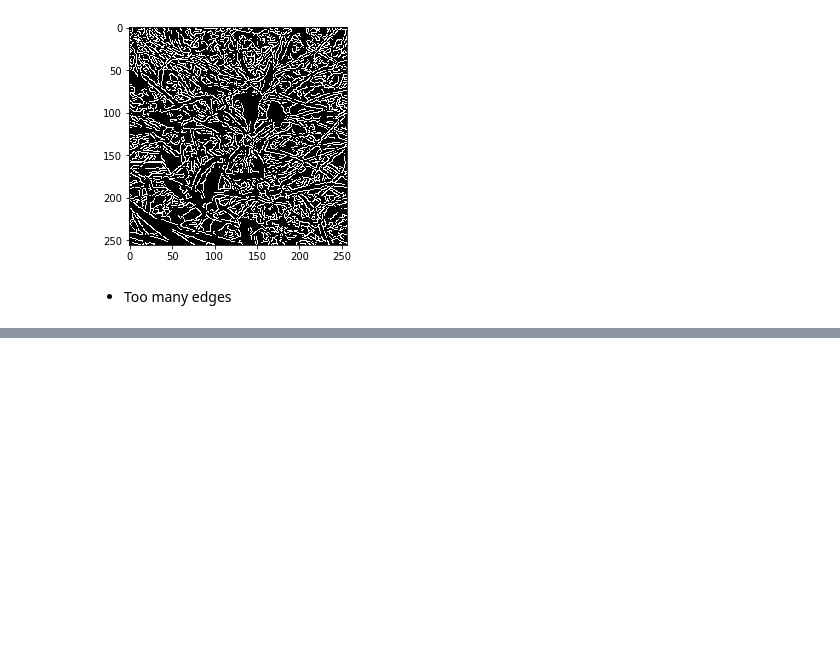
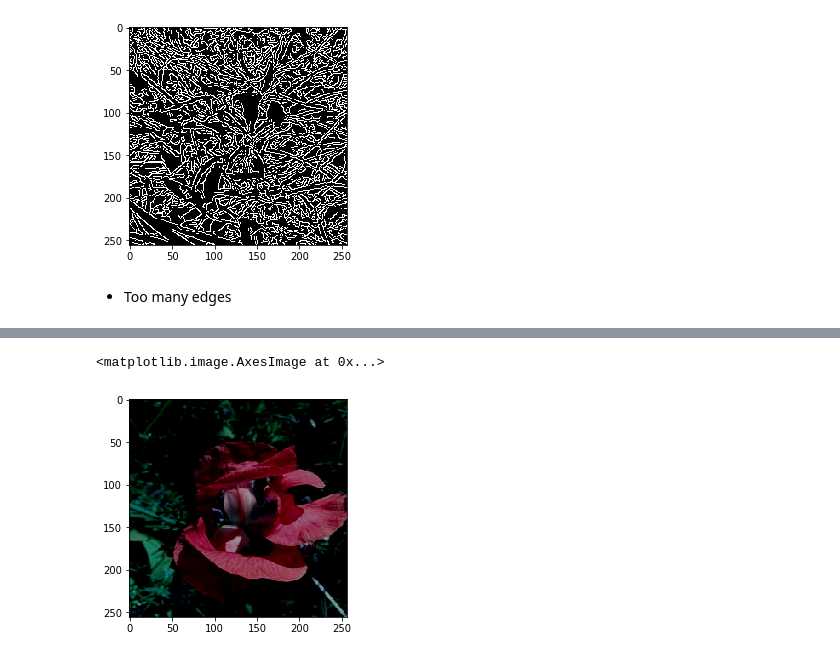
Before and after one commit to ItamarRocha/Machine-Learning-and-Data-Analysis, a Jupyter notebook: computer vision/OpenCV intro.ipynb, the cells around one changed output, grey strips where cells are left out. Drawn from its saved outputs; the diff is of its cells as text; code cells hidden in the pictures; blank space fills up the shorter version.

```diff
--- a/computer vision/OpenCV intro.ipynb
+++ b/computer vision/OpenCV intro.ipynb
@@ -59,0 +78,7 @@ plt.show()
+# %%
+subtr = cv2.subtract(image2, filter_1)
+
+plt.imshow(subtr)
+# %% [output]
+<matplotlib.image.AxesImage at 0x...>
+[figure, added]
```
Also changed, not shown: parts of 7 cells of this notebook.
